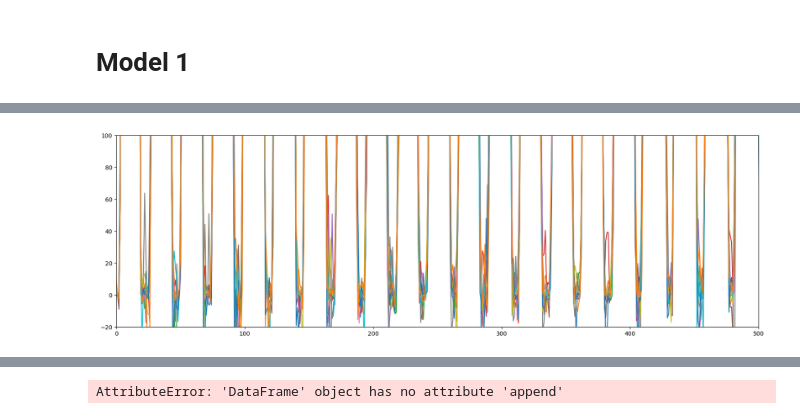
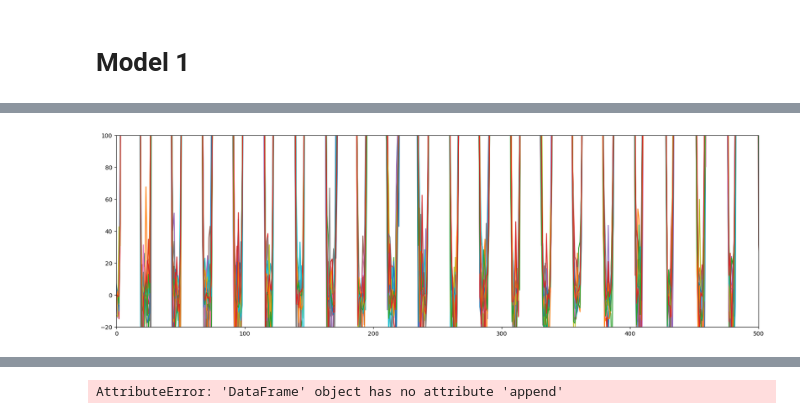
Before and after one commit to CristianoGambirasio/MLProjectNTNU, a Jupyter notebook: SHORT_NOTEBOOK.ipynb, the cells around one changed output, grey strips where cells are left out. Drawn from its saved outputs; the diff is of its cells as text; code cells hidden in the pictures.

```diff
--- a/SHORT_NOTEBOOK.ipynb
+++ b/SHORT_NOTEBOOK.ipynb
@@ -92,7 +112,7 @@ categorical_features = X_train_agg.select_dtypes(include=['object']).columns.tol
 impute_features = X_train_agg.loc[:, X_train_agg.isna().any()].columns.tolist()
 
 
-for i in range(4):
+for i in range(8):
     # automatically set types of columns for imputing and oneHotEncoding
     columnTransformer = ColumnTransformer(
         transformers=[
@@ -106,7 +126,7 @@ for i in range(4):
     mod = CatBoostRegressor(
         objective='MAE',
         iterations=800,
-        depth=11,
+        depth=12,
         random_seed=i*100+rand_incr,
     )
 
@@ -165,7 +185,7 @@ categorical_features = X_train_agg.select_dtypes(include=['object']).columns.tol
 impute_features = X_train_agg.loc[:, X_train_agg.isna().any()].columns.tolist()
 
 
-for i in range(4):
+for i in range(8):
     # automatically set types of columns for imputing and oneHotEncoding
     columnTransformer = ColumnTransformer(
         transformers=[
@@ -179,7 +199,7 @@ for i in range(4):
     mod = CatBoostRegressor(
         objective='MAE',
         iterations=800,
-        depth=11,
+        depth=12,
         random_seed=i*100+rand_incr,
     )
 
@@ -238,7 +258,7 @@ categorical_features = X_train_agg.select_dtypes(include=['object']).columns.tol
 impute_features = X_train_agg.loc[:, X_train_agg.isna().any()].columns.tolist()
 
 
-for i in range(4):
+for i in range(8):
     # automatically set types of columns for imputing and oneHotEncoding
     columnTransformer = ColumnTransformer(
         transformers=[
@@ -252,7 +272,7 @@ for i in range(4):
     mod = CatBoostRegressor(
         objective='MAE',
         iterations=800,
-        depth=11,
+        depth=12,
         random_seed=i*100+rand_incr,
     )
 
@@ -304,11 +324,11 @@ predictions
 # %%
-pred_only_pred = predictions.iloc[:,-12:]
+pred_only_pred = predictions.iloc[:,-24:]
 plt.figure(figsize=(20,6))
 plt.xlim(0,500)
 plt.ylim(-20,100)
 plt.plot(pred_only_pred);
 # %% [output]
-[figure, old version]
+[figure, new version]
 # %%
 predictions
 # %% [output]
```
Also changed, not shown: parts of 9 cells of this notebook, 21 other files.
